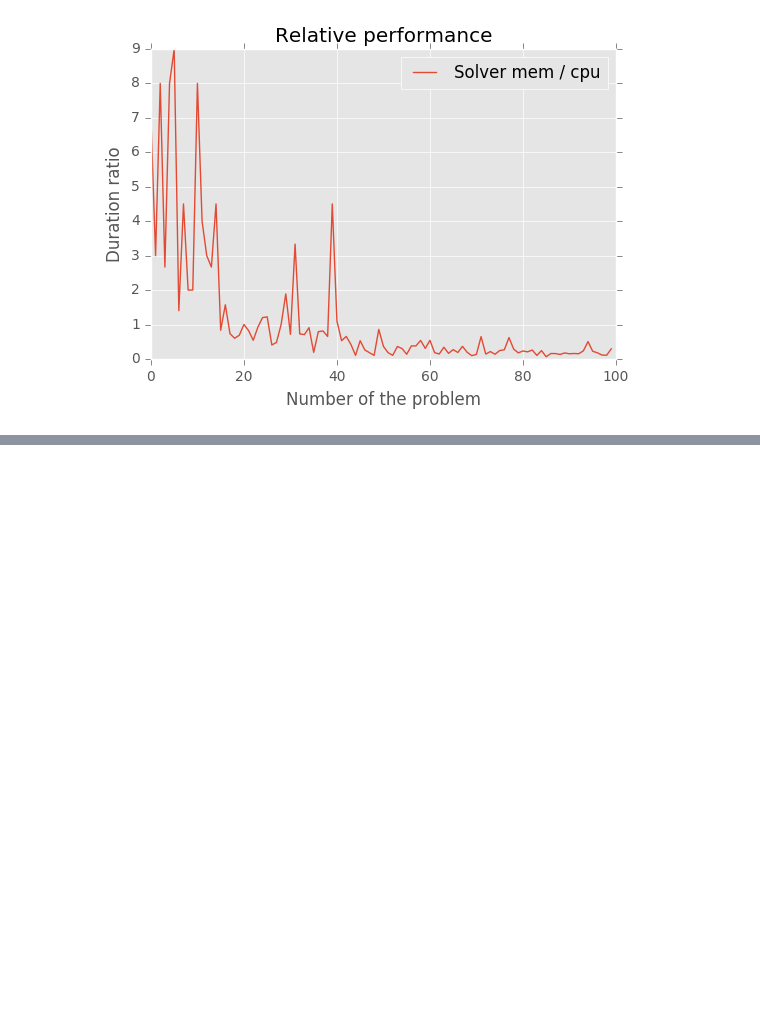
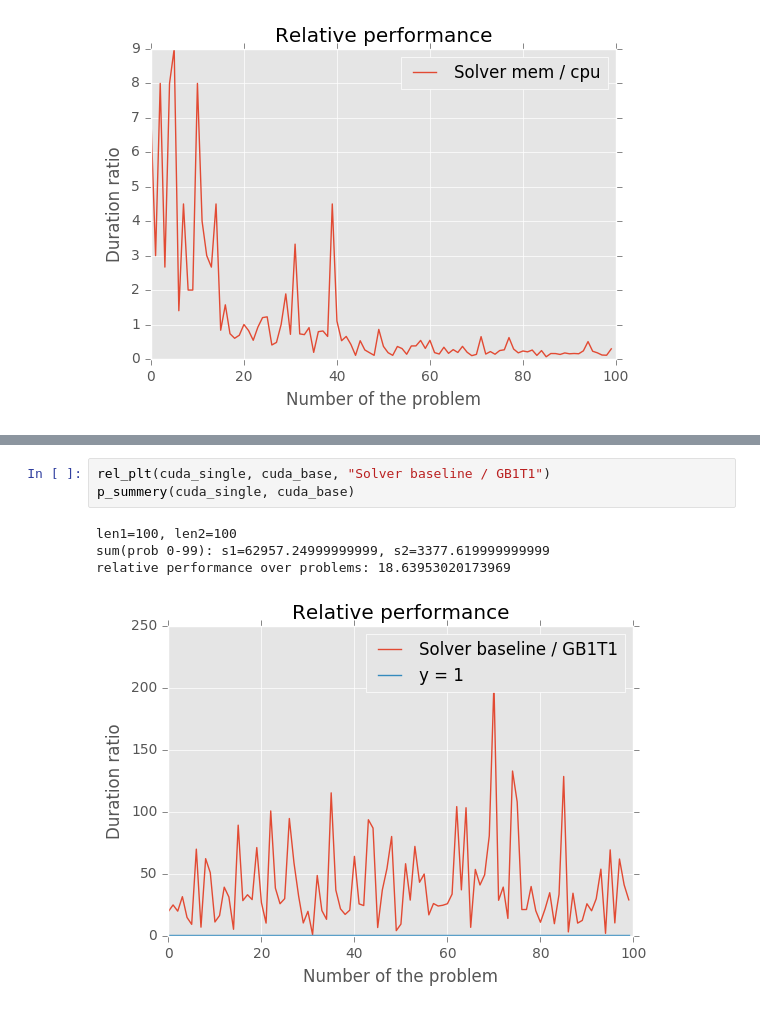
Before and after one commit to spinute/slide_puzzle, a Jupyter notebook: log/results/Untitled.ipynb, the cells around one changed output, grey strips where cells are left out. Saved outputs shown, nothing was run; the diff lists cells and outputs as text; blank space fills up the shorter version.

```diff
--- a/log/results/Untitled.ipynb
+++ b/log/results/Untitled.ipynb
@@ -234,0 +250,8 @@ relative performance over problems: 4.978629792583281
+# %%
+rel_plt(cuda_single, cuda_base, "Solver baseline / GB1T1")
+p_summery(cuda_single, cuda_base)
+# %% [output]
+len1=100, len2=100
+sum(prob 0-99): s1=62957.24999999999, s2=3377.619999999999
+relative performance over problems: 18.63953020173969
+[figure, added]
```
Also changed, not shown: parts of 20 cells of this notebook, 7 other files.
